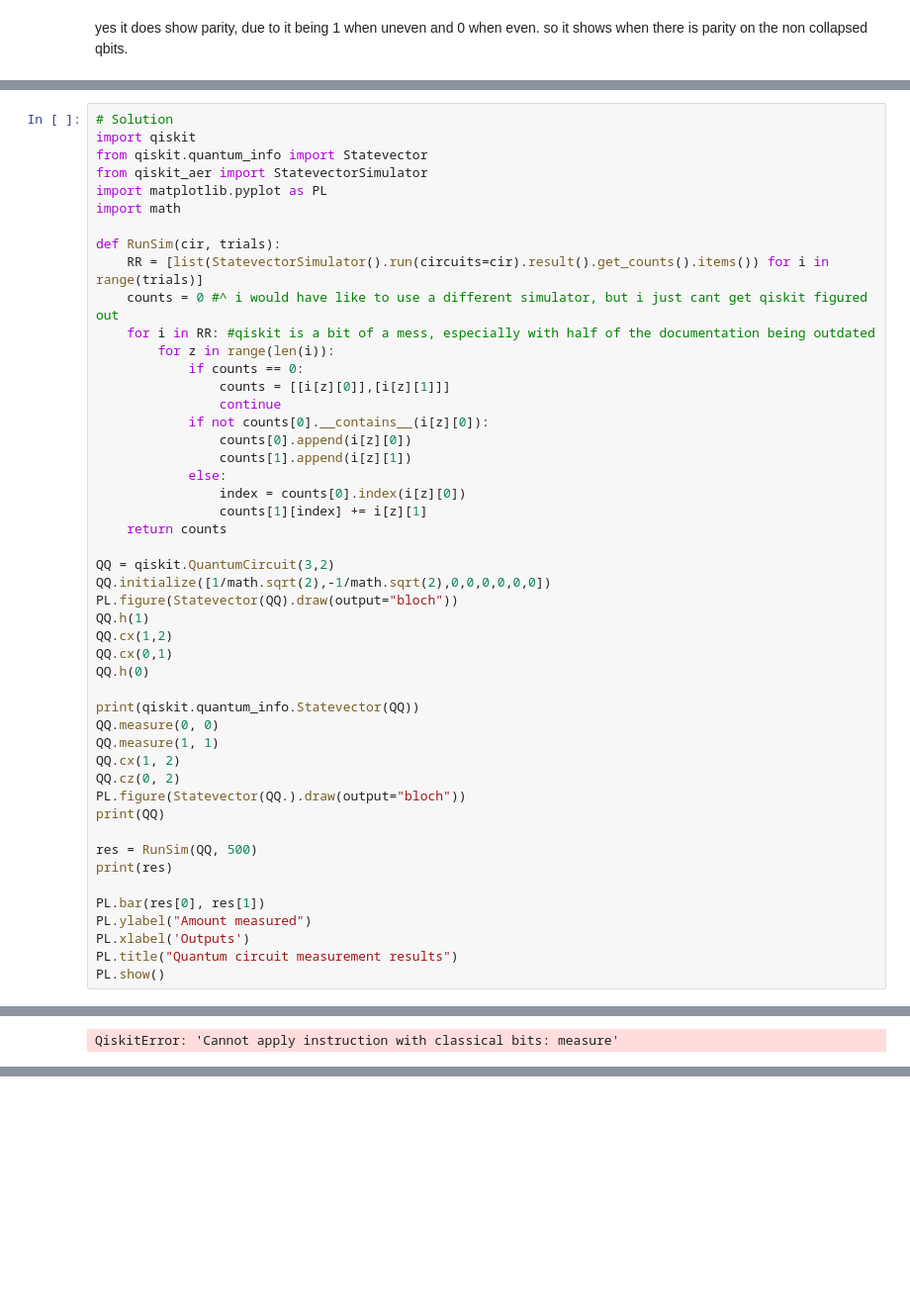
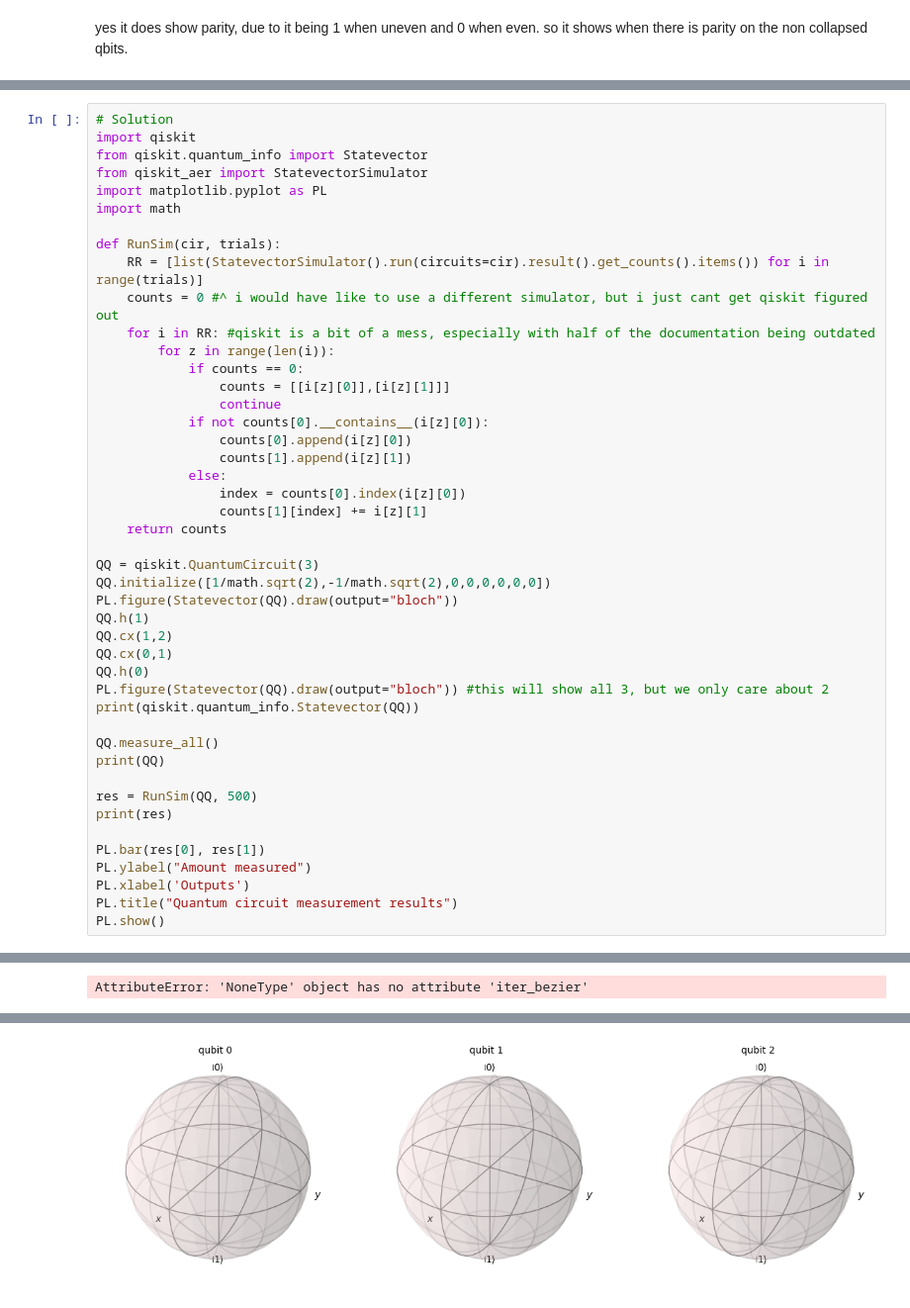
Before and after one commit to Lilith207/PythonForQuantum, a Jupyter notebook: Introduction/Assignment 5/QCI - Assignment5.ipynb, the cells around one changed output, grey strips where cells are left out. Shown at 99% size. Saved outputs shown, nothing was run; the diff lists cells and outputs as text; blank space fills up the shorter version.

```diff
--- a/Introduction/Assignment 5/QCI - Assignment5.ipynb
+++ b/Introduction/Assignment 5/QCI - Assignment5.ipynb
@@ -521,20 +521,17 @@ def RunSim(cir, trials):
                 counts[1][index] += i[z][1]
     return counts
 
-QQ = qiskit.QuantumCircuit(3,2)
+QQ = qiskit.QuantumCircuit(3)
 QQ.initialize([1/math.sqrt(2),-1/math.sqrt(2),0,0,0,0,0,0])
 PL.figure(Statevector(QQ).draw(output="bloch"))
 QQ.h(1)
 QQ.cx(1,2)
 QQ.cx(0,1)
 QQ.h(0)
+PL.figure(Statevector(QQ).draw(output="bloch")) #this will show all 3, but we only care about 2
+print(qiskit.quantum_info.Statevector(QQ))
 
-print(qiskit.quantum_info.Statevector(QQ))
-QQ.measure(0, 0)
-QQ.measure(1, 1)
-QQ.cx(1, 2)
-QQ.cz(0, 2)
-PL.figure(Statevector(QQ.).draw(output="bloch"))
+QQ.measure_all()
 print(QQ)
 
 res = RunSim(QQ, 500)
@@ -553,2 +563,3 @@ Statevector([ 0.35355339+0.j,  0.35355339+0.j, -0.35355339+0.j,
-QiskitError: 'Cannot apply instruction with classical bits: measure'
+AttributeError: 'NoneType' object has no attribute 'iter_bezier'
 [figure]
+[figure, added]
```
Also changed, not shown: parts of 1 cell of this notebook, 1 other file.
